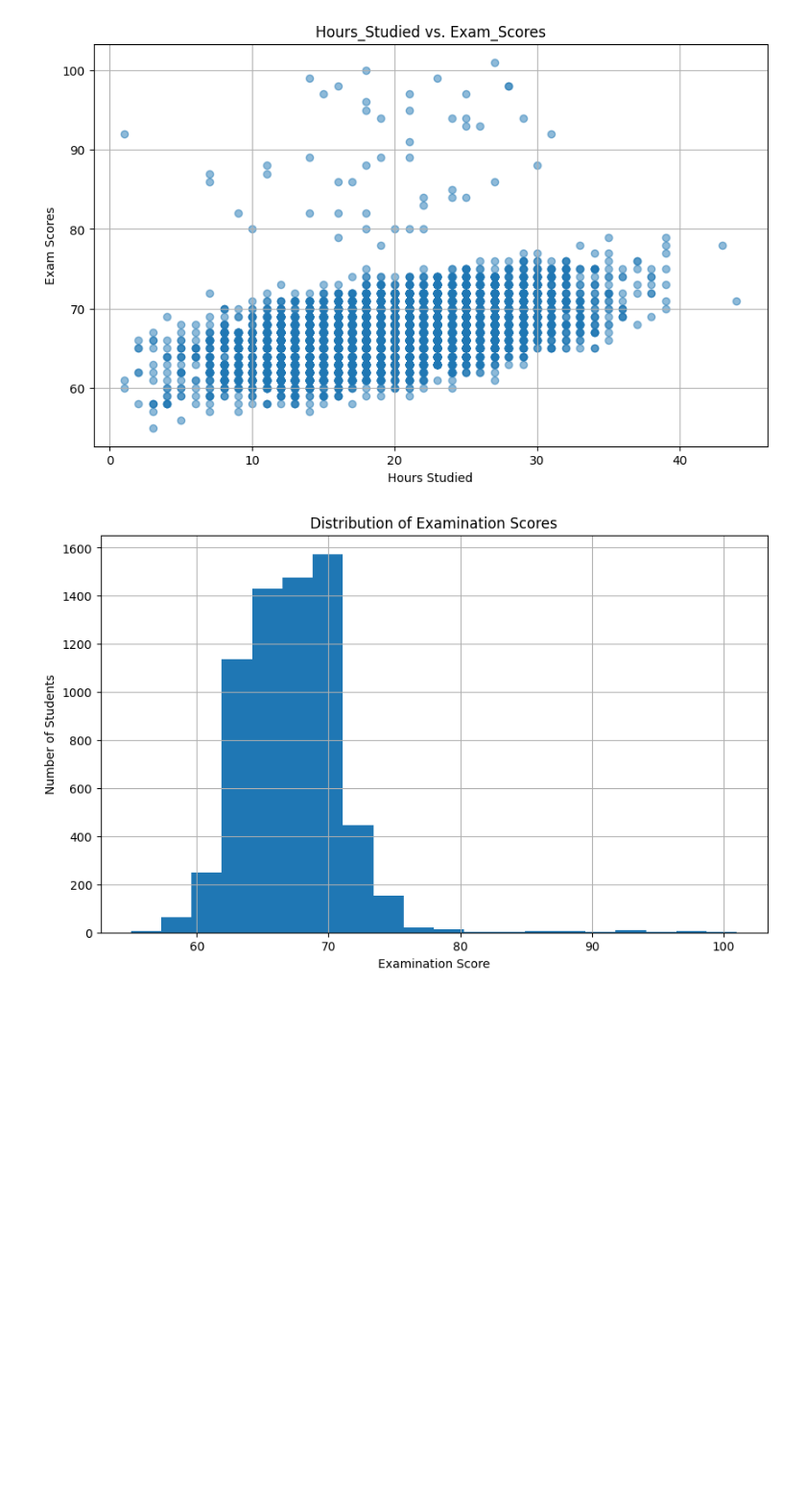
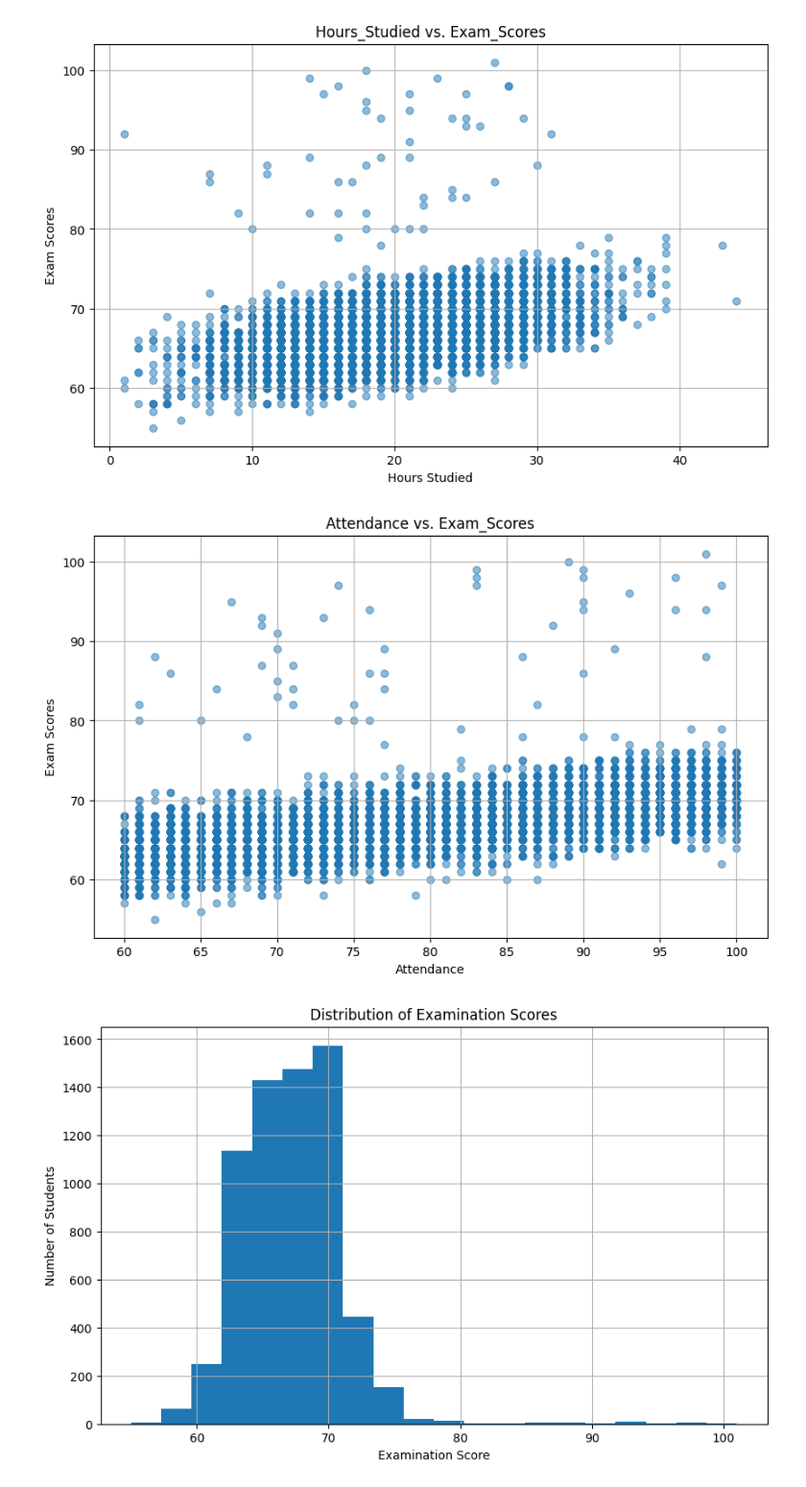
Before and after one commit to Henrietta-quarshie7/Elevvo_internshp_models, a Jupyter notebook: Student_Score_Prediction.ipynb, the cells around one changed output. Shown at 96% size. Saved outputs shown, nothing was run; the diff lists cells and outputs as text; code cells hidden in the pictures; blank space fills up the shorter version.

Commit message:
Done....Added Attendance

```diff
--- a/Student_Score_Prediction.ipynb
+++ b/Student_Score_Prediction.ipynb
@@ -141,6 +141,17 @@ plt.grid(True)
 plt.show()
 # %% [output]
 [figure]
+# %%
+# Exam_score against study hours
+plt.figure(figsize=(10,6))
+plt.scatter(df['Attendance'],df['Exam_Score'], alpha=0.5)
+plt.title('Attendance vs. Exam_Scores')
+plt.xlabel('Attendance')
+plt.ylabel('Exam Scores')
+plt.grid(True)
+plt.show()
+# %% [output]
+[figure, added]
 # %%
 plt.figure(figsize=(10, 6))
 
```
Also changed, not shown: parts of 1 cell of this notebook.
